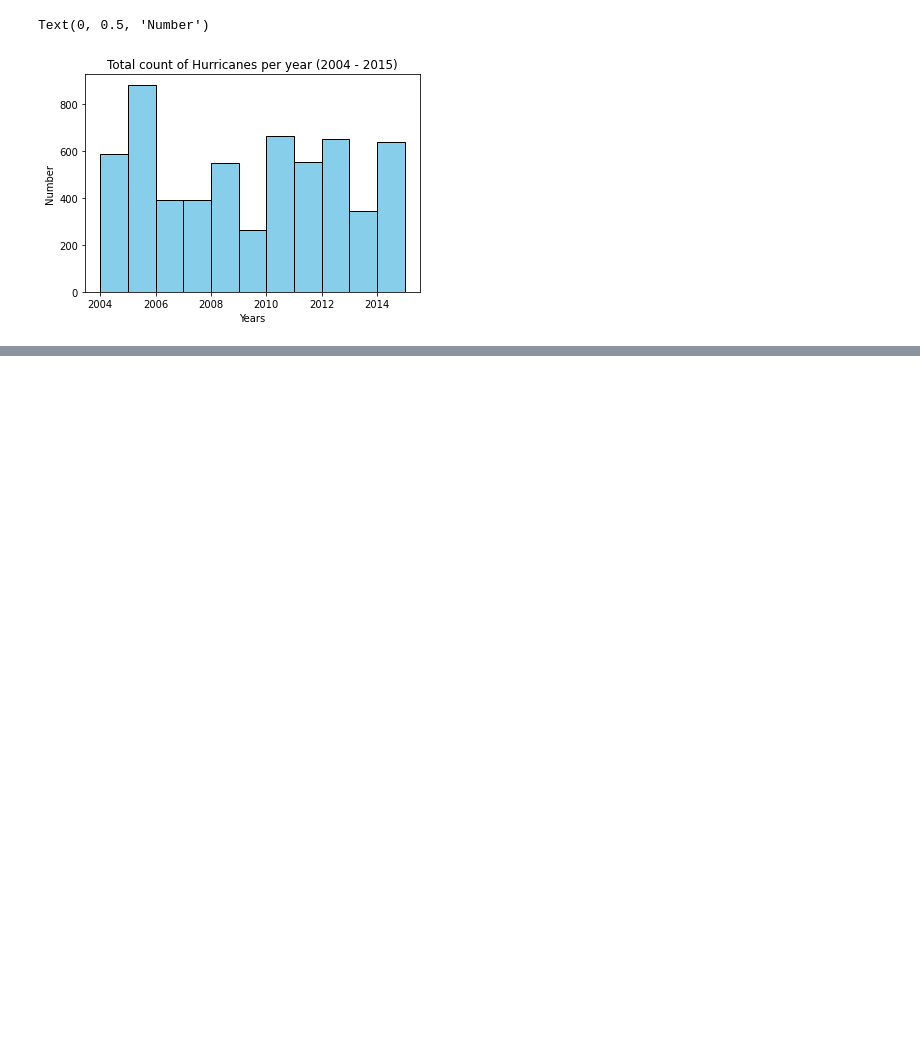
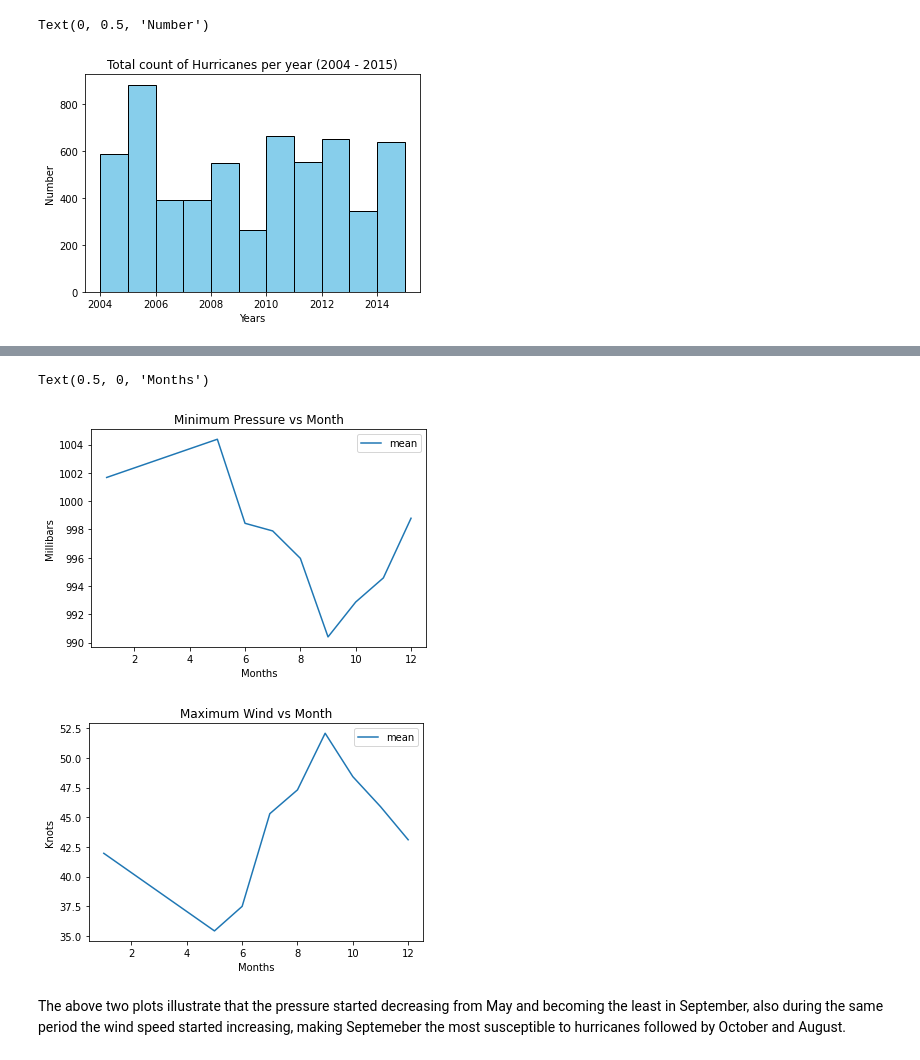
Before and after one commit to Pratichhya/Pratichhya.github.io, a Jupyter notebook: docs/documents/hurricane_dsc.ipynb, the cells around one changed output, grey strips where cells are left out. Drawn from its saved outputs; the diff is of its cells as text; code cells hidden in the pictures; blank space fills up the shorter version.

```diff
--- a/docs/documents/hurricane_dsc.ipynb
+++ b/docs/documents/hurricane_dsc.ipynb
@@ -295,0 +319,11 @@ Text(0, 0.5, 'Number')
+# %%
+# Statistical analyses of maximum wind and minimum pressure in the hurricane center for each month
+
+data["Month"] = data["Month"].astype(int)
+group_month = data.groupby(["Month"])
+describe_month = group_month.describe()
+describe_month = pd.DataFrame(describe_month)
+describe_month.drop("Longitude", axis = "columns", inplace = True)
+describe_month.drop("Latitude", axis = "columns", inplace = True)
+describe_month.drop("Year", axis = "columns", inplace = True)
+describe_month
@@ -295,0 +343,16 @@ Text(0, 0.5, 'Number')
+# %%
+describe_month["Minimum Pressure"][["mean"]].plot()
+plt.title("Minimum Pressure vs Month")
+plt.ylabel("Millibars")
+plt.xlabel("Months")
+
+describe_month["Maximum Wind"][["mean"]].plot()
+plt.title("Maximum Wind vs Month")
+plt.ylabel("Knots")
+plt.xlabel("Months")
+# %% [output]
+Text(0.5, 0, 'Months')
+[figure, added]
+[figure, added]
+# %% [markdown]
+The above two plots illustrate that the pressure started decreasing from May and becoming the least in September, also during the same period the wind speed started increasing, making Septemeber the most susceptible to hurricanes followed by October and August.
```
Also changed, not shown: parts of 46 cells of this notebook.
